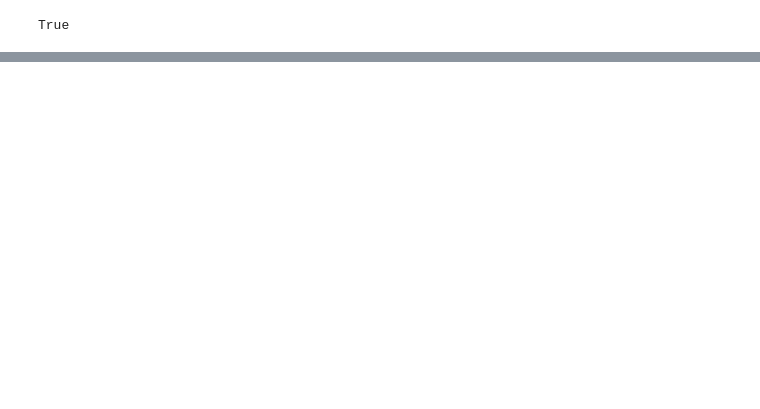
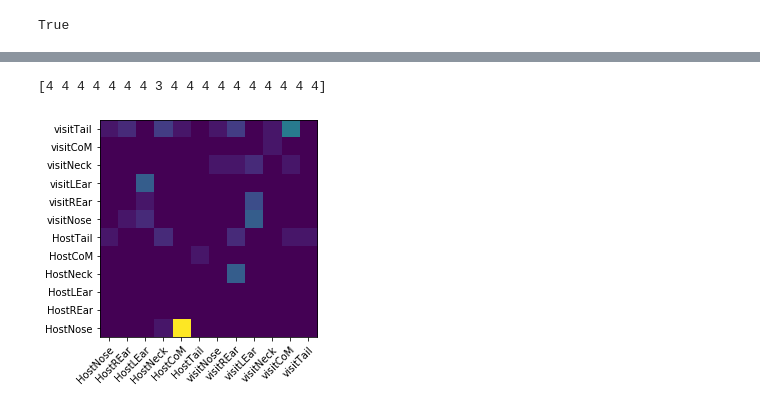
Before and after one commit to melisamc89/social_interaction, a Jupyter notebook: src/fullplotting.ipynb, the cells around one changed output, grey strips where cells are left out. Drawn from its saved outputs; the diff is of its cells as text; code cells hidden in the pictures; blank space fills up the shorter version.

```diff
--- a/src/fullplotting.ipynb
+++ b/src/fullplotting.ipynb
@@ -154,0 +184,48 @@ SNR biased: 0.8547538563630549
+# %%
+res = res1
+threshold = 100
+swaps = []
+for n in range(5,17):
+    x = [r[1+n*3] for r in res[1:]]
+    y = [r[2+n*3] for r in res[1:]]
+    dp = np.sqrt(np.power(np.diff(x), 2) + np.power(np.diff(y), 2))
+    swaps.append(np.where(dp > threshold)[0])
+
+distance_n = []
+for n in range(len(swaps)):
+    x1 = [r[1+n*3] for r in res[swaps[n]]]
+    y1 = [r[2+n*3] for r in res[swaps[n]]]
+    distance_m=[]
+    for m in range(len(swaps)):
+        x2 = [r[1+m*3] for r in res[swaps[n]]]
+        y2 = [r[2+m*3] for r in res[swaps[n]]]
+        distance = [(x1[i]-x2[i])**2 +(y1[i]-y2[i])**2 for i in range(len(x1))]
+        distance_m.append(distance)
+    sort_post= np.argsort(np.array(distance_m),axis= 0)
+    min_position = sort_post[1]
+    #print(min_position)
+    distance_n.append(min_position)
+# %%
+print(distance_n[0])
+# %% [output]
+[4 4 4 4 4 4 4 3 4 4 4 4 4 4 4 4 4 4]
+# %%
+confusion_matrix = np.zeros((12,12))
+for i in range(12):
+    distances = distance_n[i]
+    for j in range(12):
+        confusion = np.where(distance_n[i] == j)[0]
+        count = confusion.shape[0]
+        confusion_matrix[i,j] = count
+# %%
+fig, ax = plt.subplots()
+ax.imshow(confusion_matrix)
+ax.set_xticks([n for n in range(12)])
+ax.set_yticks([n for n in range(12)])
+ax.set_xticklabels(bodyparts[5:])
+ax.set_xlim(-.5, 11.5)
+ax.set_ylim(-.5, 11.5)
+ax.set_yticklabels(bodyparts[5:]);
+plt.setp(ax.get_xticklabels(), rotation=45, ha='right', rotation_mode='anchor');
+# %% [output]
+[figure, added]
```
Also changed, not shown: parts of 9 cells of this notebook, 1 other file.
